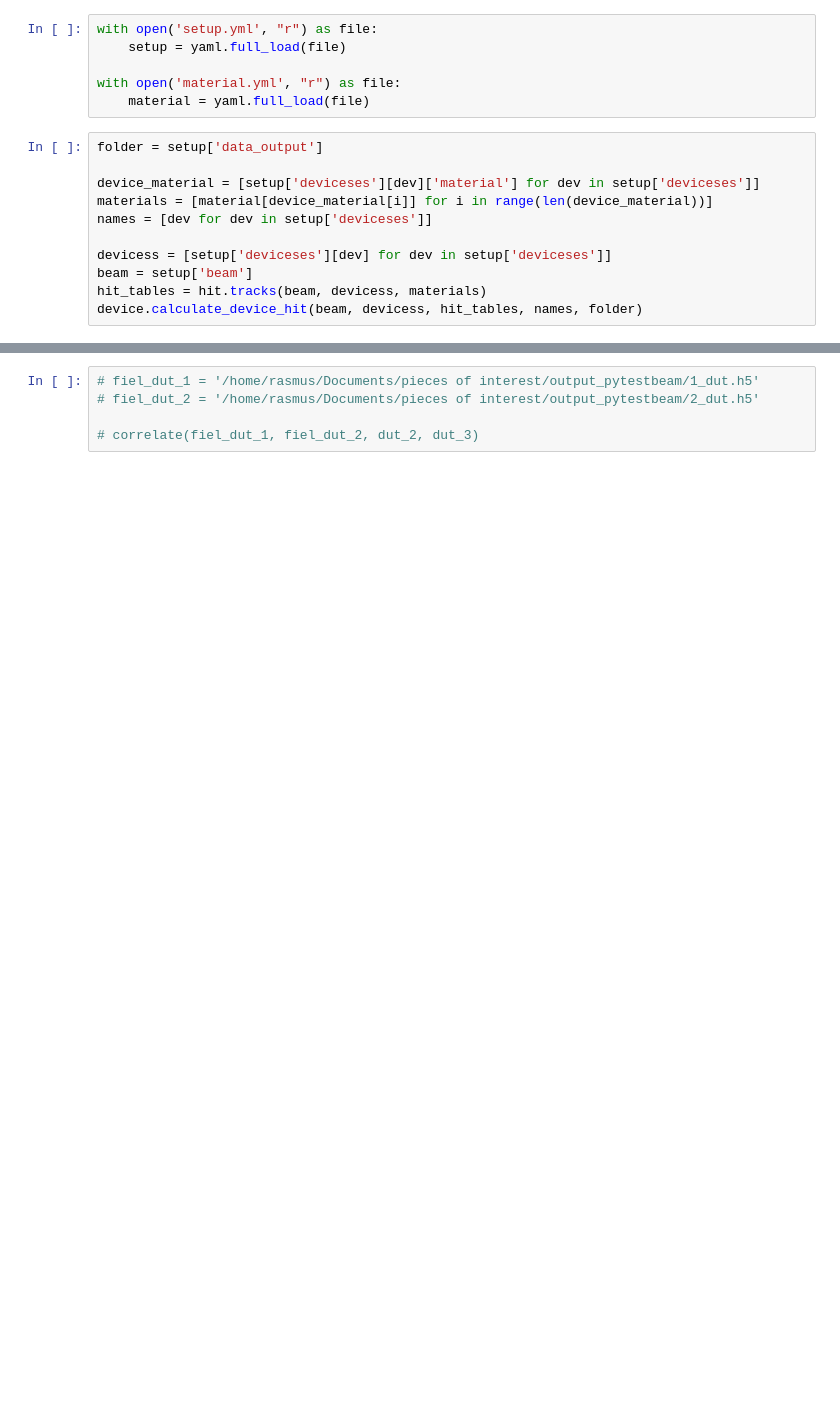
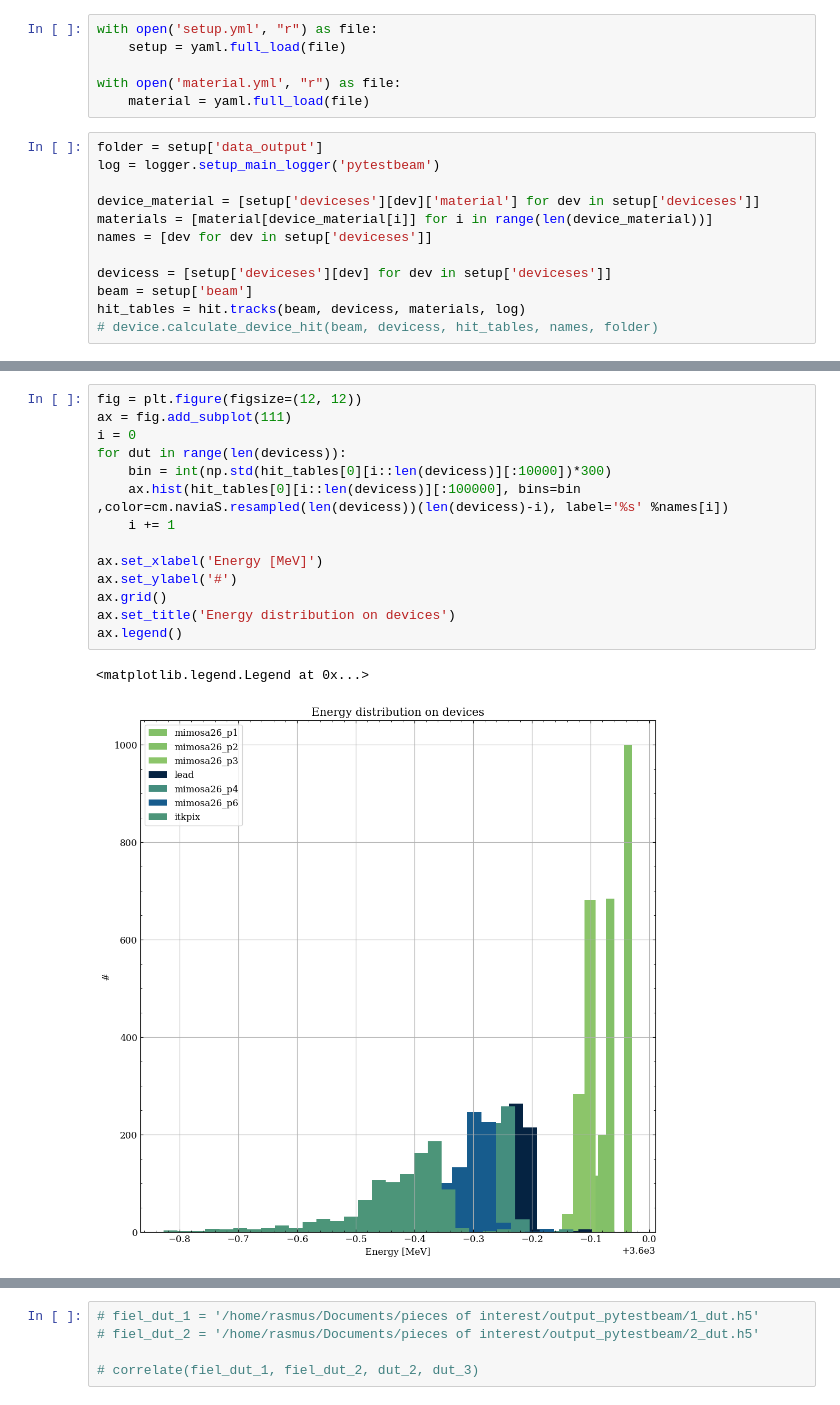
Before and after one commit to rpartzsch/pytestbeam, a Jupyter notebook: test.ipynb, the cells around one changed output, grey strips where cells are left out. Cells and saved outputs as stored; diff of their text form; blank space fills up the shorter version.

Commit message:
plots

```diff
--- a/test.ipynb
+++ b/test.ipynb
@@ -13,6 +24,7 @@ with open('material.yml', "r") as file:
     material = yaml.full_load(file)
 # %%
 folder = setup['data_output']
+log = logger.setup_main_logger('pytestbeam')
 
 device_material = [setup['deviceses'][dev]['material'] for dev in setup['deviceses']]
 materials = [material[device_material[i]] for i in range(len(device_material))]
@@ -20,5 +32,5 @@ names = [dev for dev in setup['deviceses']]
 
 devicess = [setup['deviceses'][dev] for dev in setup['deviceses']]
 beam = setup['beam']
-hit_tables = hit.tracks(beam, devicess, materials)
-device.calculate_device_hit(beam, devicess, hit_tables, names, folder)
+hit_tables = hit.tracks(beam, devicess, materials, log)
+# device.calculate_device_hit(beam, devicess, hit_tables, names, folder)
@@ -24,0 +44,17 @@ device.calculate_device_hit(beam, devicess, hit_tables, names, folder)
+# %%
+fig = plt.figure(figsize=(12, 12))
+ax = fig.add_subplot(111)
+i = 0
+for dut in range(len(devicess)):
+    bin = int(np.std(hit_tables[0][i::len(devicess)][:10000])*300)
+    ax.hist(hit_tables[0][i::len(devicess)][:100000], bins=bin ,color=cm.naviaS.resampled(len(devicess))(len(devicess)-i), label='%s' %names[i])
+    i += 1
+
+ax.set_xlabel('Energy [MeV]')
+ax.set_ylabel('#')
+ax.grid()
+ax.set_title('Energy distribution on devices')
+ax.legend()
+# %% [output]
+<matplotlib.legend.Legend at 0x...>
+[figure, added]
```
Also changed, not shown: parts of 6 cells of this notebook, 7 other files.
